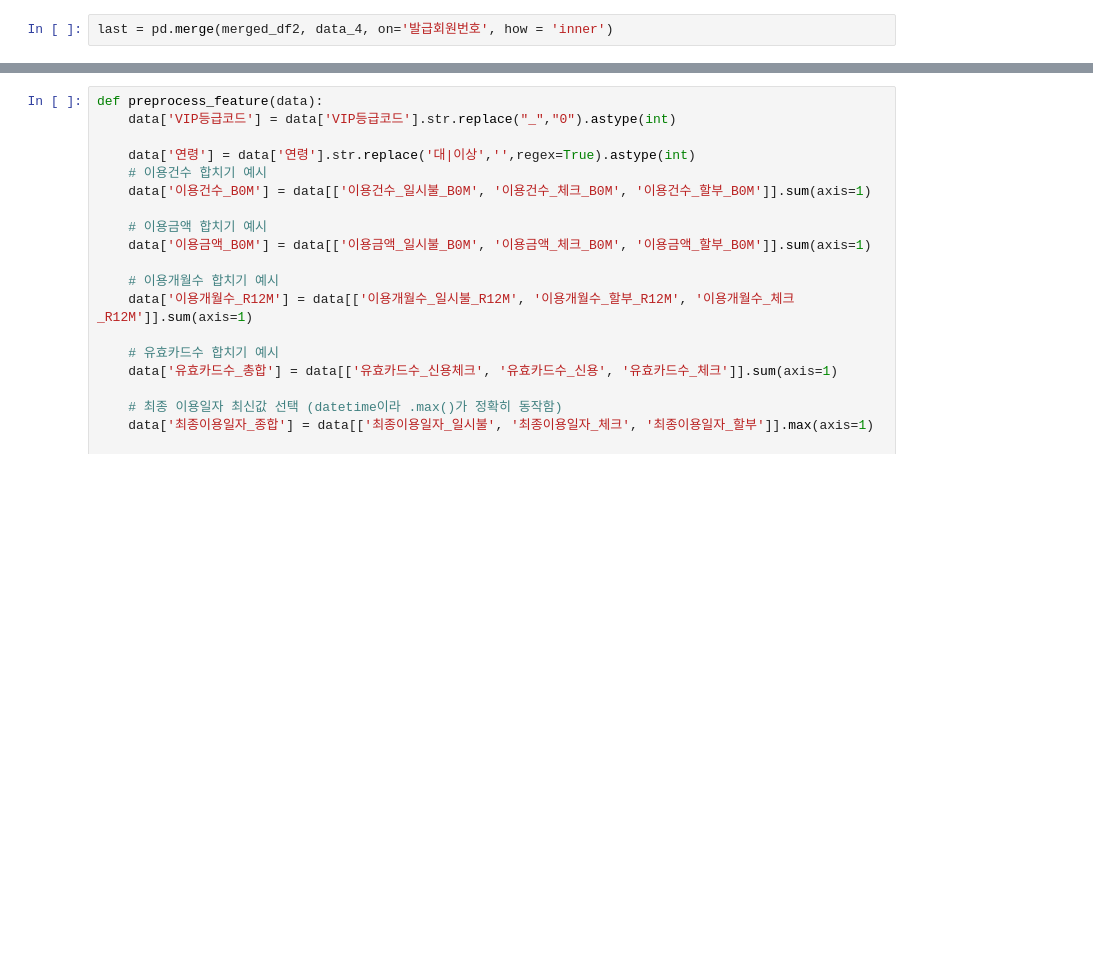
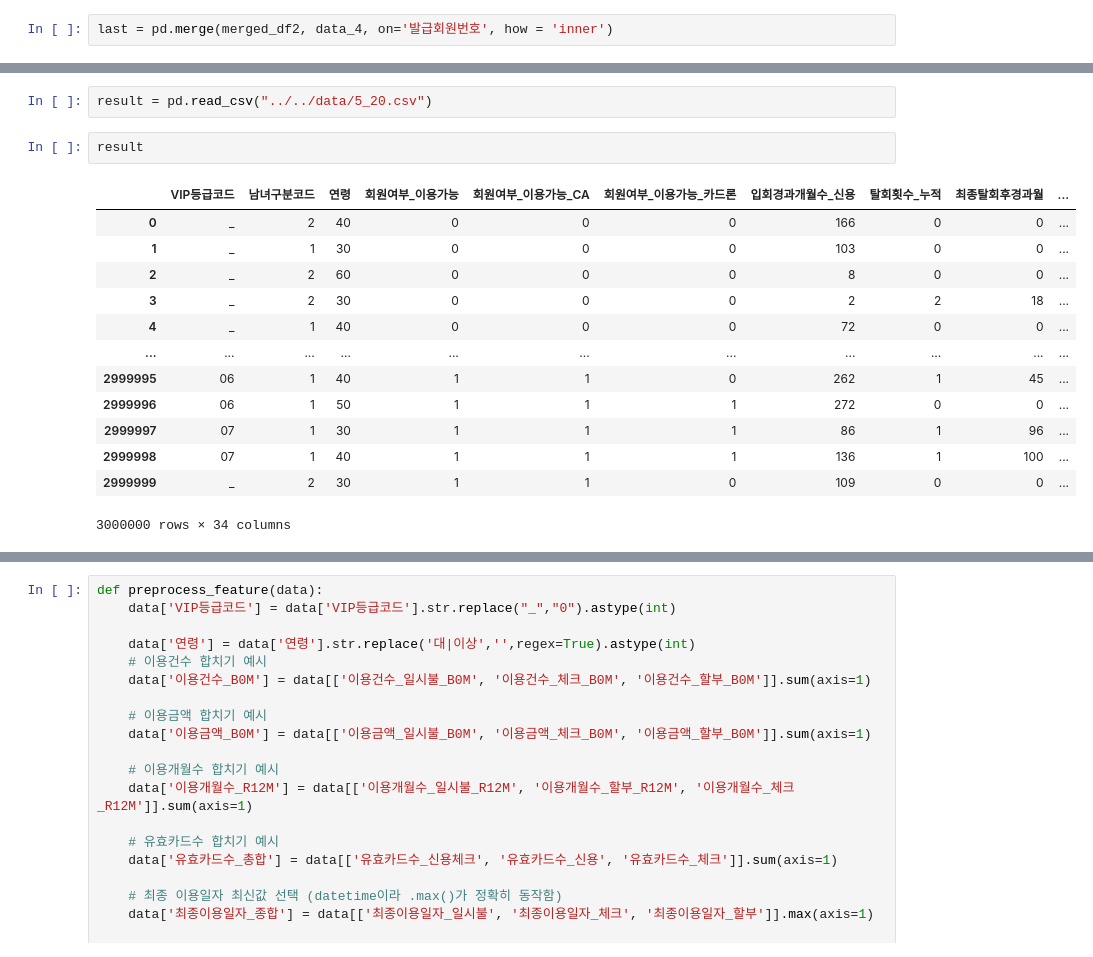
Before and after one commit to team-project-pratice/card_project, a Jupyter notebook: Jun/Generating_data_for_August.ipynb, the cells around one changed output, grey strips where cells are left out. Drawn from its saved outputs; the diff is of its cells as text; blank space fills up the shorter version.

```diff
--- a/Jun/Generating_data_for_August.ipynb
+++ b/Jun/Generating_data_for_August.ipynb
@@ -77,0 +94,18 @@ last = pd.merge(merged_df2, data_4, on='발급회원번호', how = 'inner')
+# %%
+result = pd.read_csv("../../data/5_20.csv")
+# %%
+result
+# %% [output]
+|  | VIP등급코드 | 남녀구분코드 | 연령 | 회원여부_이용가능 | 회원여부_이용가능_CA | 회원여부_이용가능_카드론 | 입회경과개월수_신용 | 탈회횟수_누적 | 최종탈회후경과월 | ... |
+| 0 | _ | 2 | 40 | 0 | 0 | 0 | 166 | 0 | 0 | ... |
+| 1 | _ | 1 | 30 | 0 | 0 | 0 | 103 | 0 | 0 | ... |
+| 2 | _ | 2 | 60 | 0 | 0 | 0 | 8 | 0 | 0 | ... |
+| 3 | _ | 2 | 30 | 0 | 0 | 0 | 2 | 2 | 18 | ... |
+| 4 | _ | 1 | 40 | 0 | 0 | 0 | 72 | 0 | 0 | ... |
+| ... | ... | ... | ... | ... | ... | ... | ... | ... | ... | ... |
+| 2999995 | 06 | 1 | 40 | 1 | 1 | 0 | 262 | 1 | 45 | ... |
+| 2999996 | 06 | 1 | 50 | 1 | 1 | 1 | 272 | 0 | 0 | ... |
+| 2999997 | 07 | 1 | 30 | 1 | 1 | 1 | 86 | 1 | 96 | ... |
+| 2999998 | 07 | 1 | 40 | 1 | 1 | 1 | 136 | 1 | 100 | ... |
+| 2999999 | _ | 2 | 30 | 1 | 1 | 0 | 109 | 0 | 0 | ... |
+3000000 rows × 34 columns
```
Also changed, not shown: parts of 5 cells of this notebook, 7 other files.
